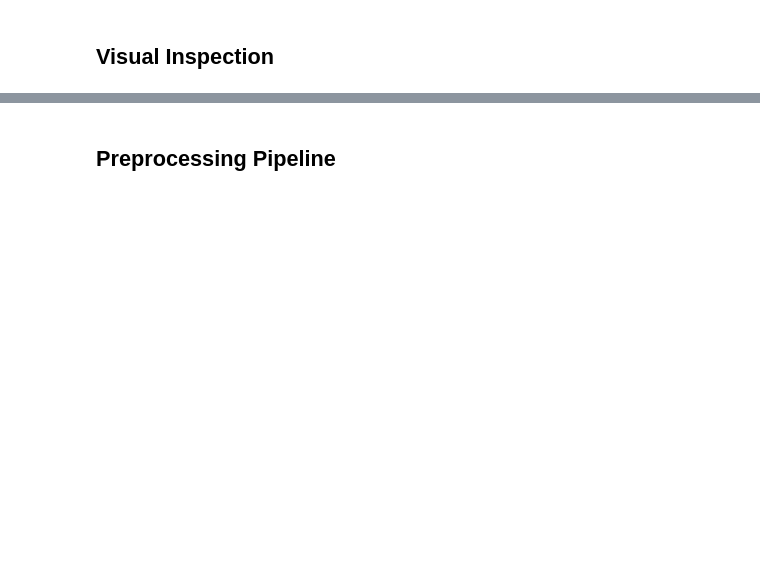
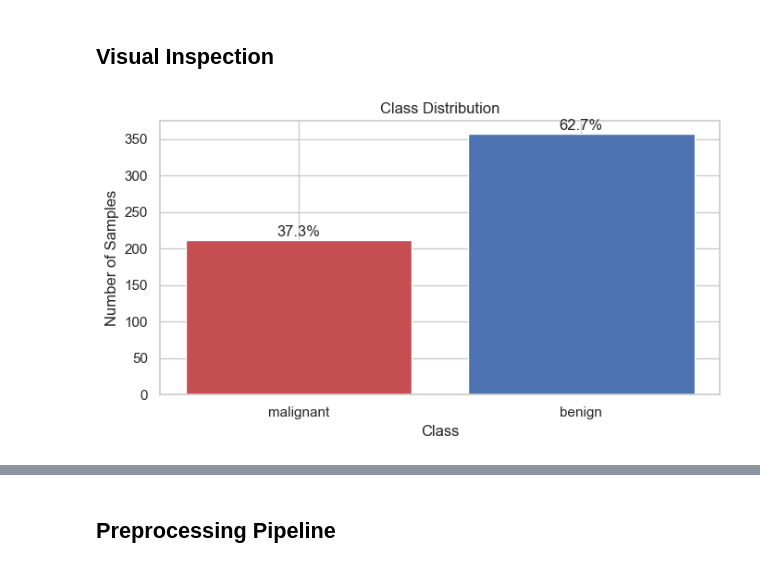
Before and after one commit to aykuttakkus/Solve-Team, a Jupyter notebook: notebooks/step1_data_understanding.ipynb, the cells around one changed output, grey strips where cells are left out. Saved outputs shown, nothing was run; the diff lists cells and outputs as text; code cells hidden in the pictures; blank space fills up the shorter version.

```diff
--- a/notebooks/step1_data_understanding.ipynb
+++ b/notebooks/step1_data_understanding.ipynb
@@ -19,6 +19,7 @@ if str(PROJECT_ROOT) not in sys.path:
     sys.path.append(str(PROJECT_ROOT))
 
 import matplotlib.pyplot as plt
+import seaborn as sns
 import pandas as pd
 from IPython.display import display
 
@@ -35,10 +36,14 @@ from project_config import DATASET_NAME, RANDOM_SEED, TEST_SIZE, VALIDATION_SIZE
 
 set_global_seed()
 plt.style.use("ggplot")
+sns.set_theme(style="whitegrid")
 
 OUTPUT_FIGURES = PROJECT_ROOT / "outputs" / "figures"
 OUTPUT_TABLES = PROJECT_ROOT / "outputs" / "tables"
-OUTPUT_FIGURES.mkdir(parents=True, exist_ok=True)
+FIGURES_STEP1 = OUTPUT_FIGURES / "step1"
+FIGURES_STEP2 = OUTPUT_FIGURES / "step2"
+FIGURES_STEP1.mkdir(parents=True, exist_ok=True)
+FIGURES_STEP2.mkdir(parents=True, exist_ok=True)
 OUTPUT_TABLES.mkdir(parents=True, exist_ok=True)
 
 print(f"Dataset: {DATASET_NAME}")
@@ -78,11 +131,13 @@ display(descriptive_stats.head(10))
 # %%
 fig, ax = plt.subplots(figsize=(7, 4))
 ax.bar(class_summary["class_name"], class_summary["count"], color=["#c44e52", "#4c72b0"])
 ax.set_title("Class Distribution")
 ax.set_xlabel("Class")
-ax.set_ylabel("Sample Count")
+ax.set_ylabel("Number of Samples")
 for idx, row in class_summary.iterrows():
     ax.text(idx, row["count"] + 5, f"{row['ratio']:.1%}", ha="center")
 fig.tight_layout()
-fig.savefig(OUTPUT_FIGURES / "class_distribution.png", dpi=200, bbox_inches="tight")
+fig.savefig(FIGURES_STEP1 / "class_distribution.png", dpi=200, bbox_inches="tight")
 plt.show()
+# %% [output]
+[figure, added]
```
Also changed, not shown: parts of 12 cells of this notebook, 32 other files.
